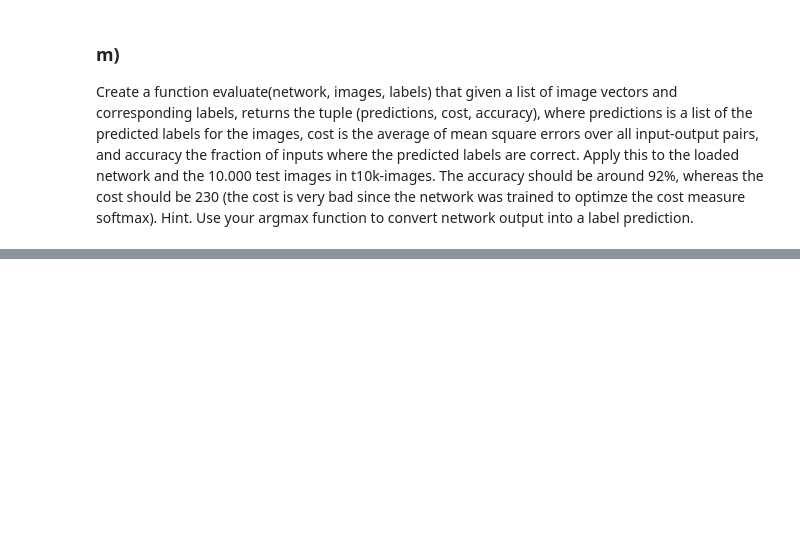
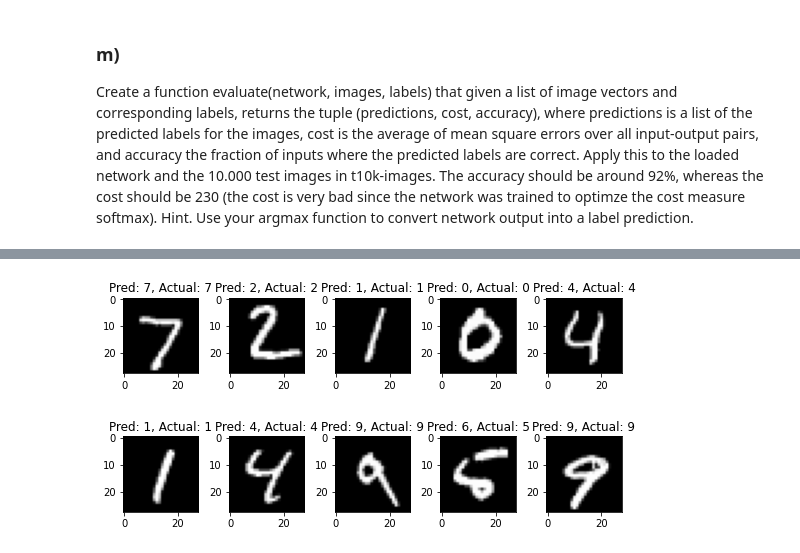
Before and after one commit to lucasbagge/aarhus-dv, a Jupyter notebook: 2-semester/ip/finalProject/minstProject.ipynb, the cells around one changed output, grey strips where cells are left out. Saved outputs shown, nothing was run; the diff lists cells and outputs as text; code cells hidden in the pictures; blank space fills up the shorter version.

```diff
--- a/2-semester/ip/finalProject/minstProject.ipynb
+++ b/2-semester/ip/finalProject/minstProject.ipynb
@@ -121,9 +122,12 @@ linear_save('newfiletest', data)
 
 Write function image_to_vector(image) that converts an image (list-of-lists) with integer pixel values in the range [0, 255] to an image vector (list) with pixel values being floats in the range [0, 1]
 - https://necromuralist.github.io/neural_networks/posts/image-to-vector/
-# %%
-def image_to_vector(image):
-    return [item for sublist in image for item in sublist]
+# %%
+def image_to_vector(image):
+    return sum(map(lambda a: image_to_vector(a) if isinstance(a,(list)) else [a],image),[])
+
+def divide_255(image):
+  return [i/255 for i in image]
 # %% [markdown]
 ### h)
 Write functions for basic linear algebra add(U, V), sub(U, V), scalar_multiplication(scalar, V) multiply(V, M), transpose(M) where V and U are vectors and M is a matrix. Include assertions to check if the dimensions of the arguments to add and multiply fit.
@@ -134,13 +138,9 @@ def dim(a):
     return [len(a)] + dim(a[0])
 
 def add(U, V):
-    #assert dim(U) == dim(V), 'Dimension is different'
+    assert len(U) == len(V), 'Dimension is different'
     adding = []
     zip_object = zip(U, V)
     for U_i, V_i in zip_object:
         adding.append(U_i + V_i)
     return adding
-V = [1,2,3]
-U = [1,2,1]
-
-print(f'Test if function works: \n {add(U,V)}')
@@ -176,13 +173,10 @@ Test if function works:
 # Tvivl om hvilken dimension der skal være?
 def multiply(V, M):
     result = []
-    #assert dim(V) == dim(M[0]), 'Dimension is different'
+    assert len(V) == len(M), 'Dimension is different'
     for i in range(len(M[0])): #this loops through columns of the matrix
         total = 0
         for j in range(len(V)): #this loops through vector coordinates & rows of matrix
             total += V[j] * M[j][i]
         result.append(total)
     return result
-lee =[1,2,3]
-lee2=[[7,8,9], [7,8,9], [1,5,1]]
-multiply(lee, lee2)
@@ -273,0 +285,21 @@ Hint. Use your argmax function to convert network output into a label prediction
+# %%
+def plot_images(images_t10k, labels_t10k, prediction):
+    num = 10
+    labels = labels_t10k[:num]
+    images = images_t10k[:num]
+    prediction = prediction[0][0:num]
+    num_row = 2
+    num_col = 5
+    fig, axes = plt.subplots(num_row, num_col, figsize=(1.5*num_col,2*num_row))
+    for i in range(num):
+        ax = axes[i//num_col, i%num_col]
+        ax.imshow(images[i], cmap='gray')
+        ax.set_title(f'Pred: {prediction[i]}, Actual: {labels[i]}')
+    plt.tight_layout()
+    plt.show()
+
+plot_images(read_images('t10k-images-idx3-ubyte.gz'), \
+            read_labels('t10k-labels-idx1-ubyte.gz'),\
+            test_eval)
+# %% [output]
+[figure, added]
```
Also changed, not shown: parts of 15 cells of this notebook, 2 other files.
